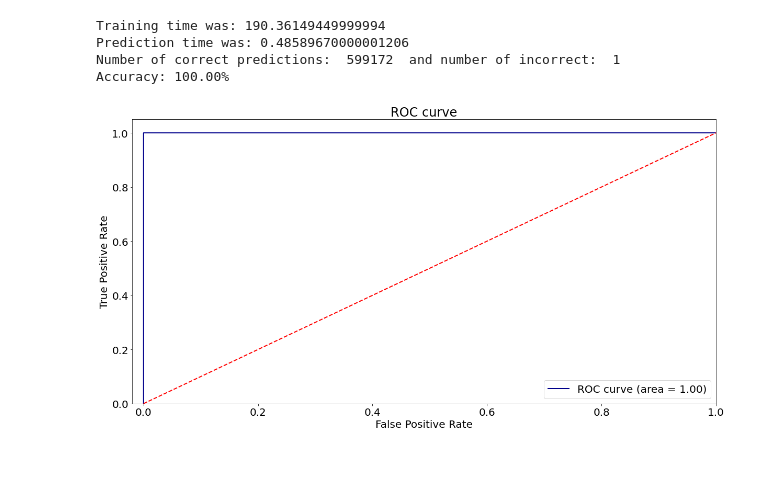
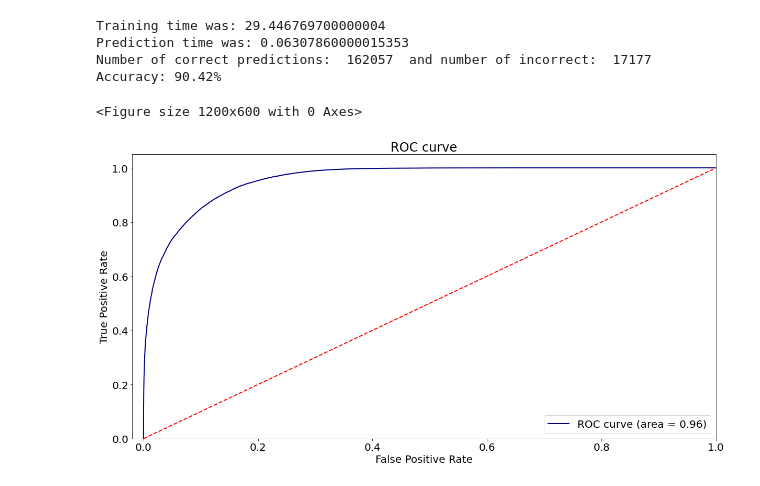
Before and after one commit to FindTheHiggs/Code, a Jupyter notebook: Code/FindTheHiggs.ipynb, the cells around one changed output. Cells and saved outputs as stored; diff of their text form; code cells hidden in the pictures.

```diff
--- a/Code/FindTheHiggs.ipynb
+++ b/Code/FindTheHiggs.ipynb
@@ -35,0 +52,11 @@ training_end = time.perf_counter()
+# %%
+#Set error function, nthread is for No. CPU threads
+#Watchlist prints error statistics, num_round is iterations
+param = {'objective':'binary:logistic', 'nthread': '-1', 'eta':'0.07', 'max_depth': '4'}
+watchlist = [(dtrain, 'train'),(dval, 'eval')]
+num_round = 100
+
+#Fit the model to the training data
+training_start = time.perf_counter()
+model = xgb.train(param, dtrain, num_round, watchlist)
+training_end = time.perf_counter()
@@ -36,12 +81,12 @@ training_end = time.perf_counter()
 # %%
-#Visualise one of the trees
-plt.rcParams['figure.figsize'] = [100, 10]
+#Visualise the tree
+plt.rcParams['figure.figsize'] = [200, 100]
 xgb.plot_tree(model)
-plt.show()
+plt.savefig('./../Graphs/tree.png')
 
 #Demonstrate the feature importances
-plt.rcParams.update({'font.size': 20})
+plt.rcParams.update({'font.size': 15})
 plt.rcParams['figure.figsize'] = [20,10]
-xgb.plot_importance(model)
+xgb.plot_importance(model, importance_type='gain')
 plt.show()
 # %% [output]
@@ -56,47 +95,55 @@ y_preds = np.rint(predictions)
 # %%
-#Comparing the predictions to our original labels, we can
-#evaluate how well the model performs
+#To observe model behaviour, compare original labels to validation set
+prediction_start = time.perf_counter()
+predictions = model.predict(dval)
+prediction_end = time.perf_counter()
+y_preds = np.rint(predictions)
+
+#Evaluate how well the model performs
 
 #Time efficiency
 xgb_train_time = training_end-training_start
 xgb_prediction_time = prediction_end-prediction_start
 print('Training time was: {}'.format(xgb_train_time))
 print('Prediction time was: {}'.format(xgb_prediction_time))
 
 tru = 0
 fal = 0
-for i in range(len(y_test.values)):
-    if y_test.values[i] == y_preds[i]:
+labels = y_val.values
+for i in range(len(labels)):
+    if labels[i] == y_preds[i]:
         tru += 1
-    elif y_test.values[i] != y_preds[i]:
+    elif labels[i] != y_preds[i]:
         fal += 1
     else:
-        print('Uh oh')
+        print('Error')
 
 print('Number of correct predictions: ', tru, ' and number of incorrect: ', fal)
 
 #Show accuracy
-accuracy = accuracy_score(y_test.values, y_preds)
+accuracy = accuracy_score(labels, y_preds)
 print("Accuracy: %.2f%%" % (accuracy * 100.0))
 
 #Plot ROC curve
-fpr, tpr, _ = roc_curve(y_test.values, predictions)
+plt.figure(figsize=(12,6), dpi= 100)
+fpr, tpr, _ = roc_curve(labels, predictions)
 roc_auc = auc(fpr, tpr)
 plt.rcParams.update({'font.size': 20})
 plt.figure()
 plt.plot(fpr, tpr, color='darkblue',
         lw=2, label='ROC curve (area = %0.2f)' % roc_auc)
 plt.plot([0, 1], [0, 1], color='red', lw=2, linestyle='--')
 plt.xlim([-0.02, 1.0])
 plt.ylim([0.0, 1.05])
 plt.xlabel('False Positive Rate')
 plt.ylabel('True Positive Rate')
 plt.title('ROC curve')
 plt.legend(loc="lower right")
 plt.show()
 # %% [output]
-Training time was: 190.36149449999994
-Prediction time was: 0.48589670000001206
-Number of correct predictions:  599172  and number of incorrect:  1
-Accuracy: 100.00%
+Training time was: 29.446769700000004
+Prediction time was: 0.06307860000015353
+Number of correct predictions:  162057  and number of incorrect:  17177
+Accuracy: 90.42%
+<Figure size 1200x600 with 0 Axes>
-[figure, old version]
+[figure, new version]
```
Also changed, not shown: parts of 12 cells of this notebook.
